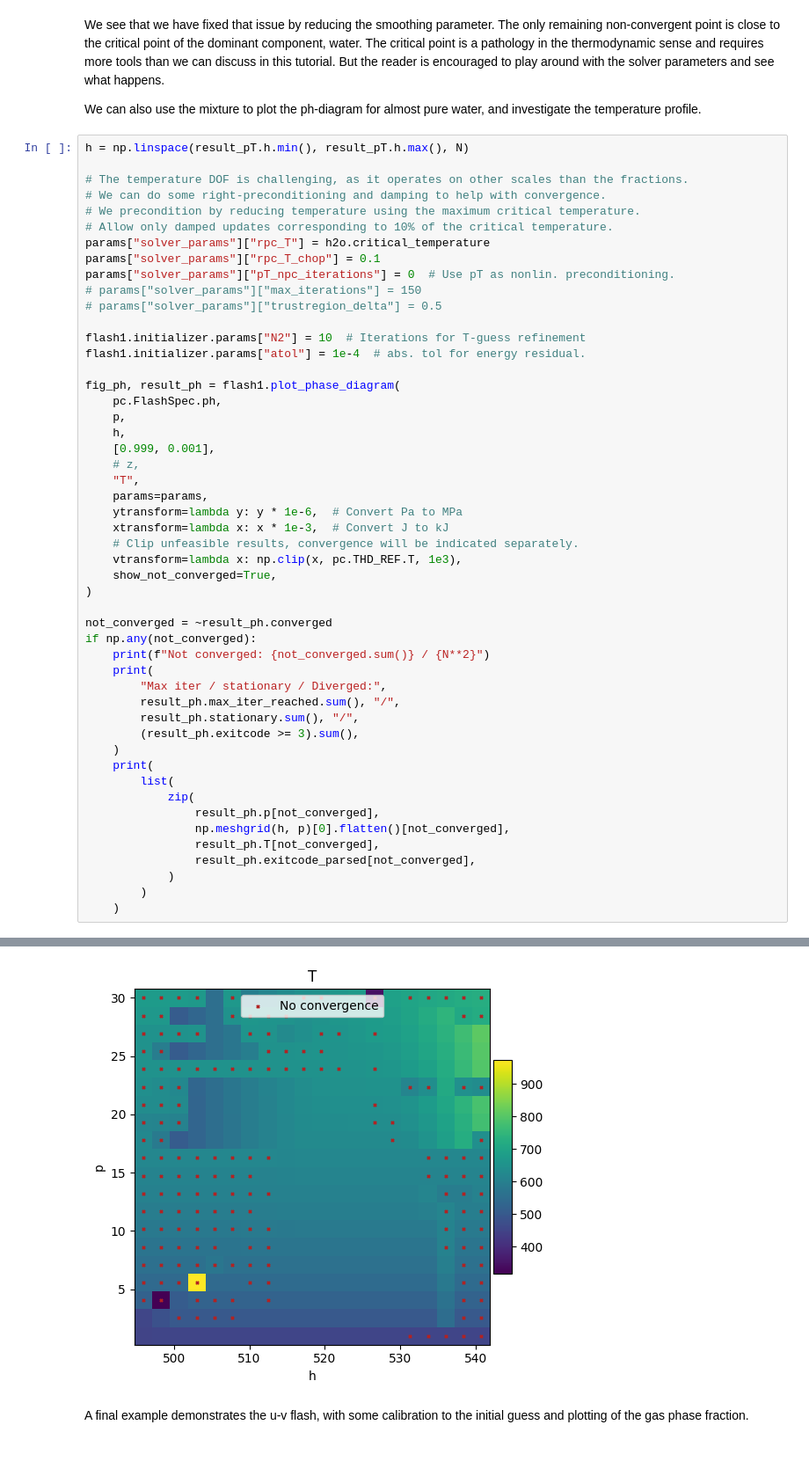
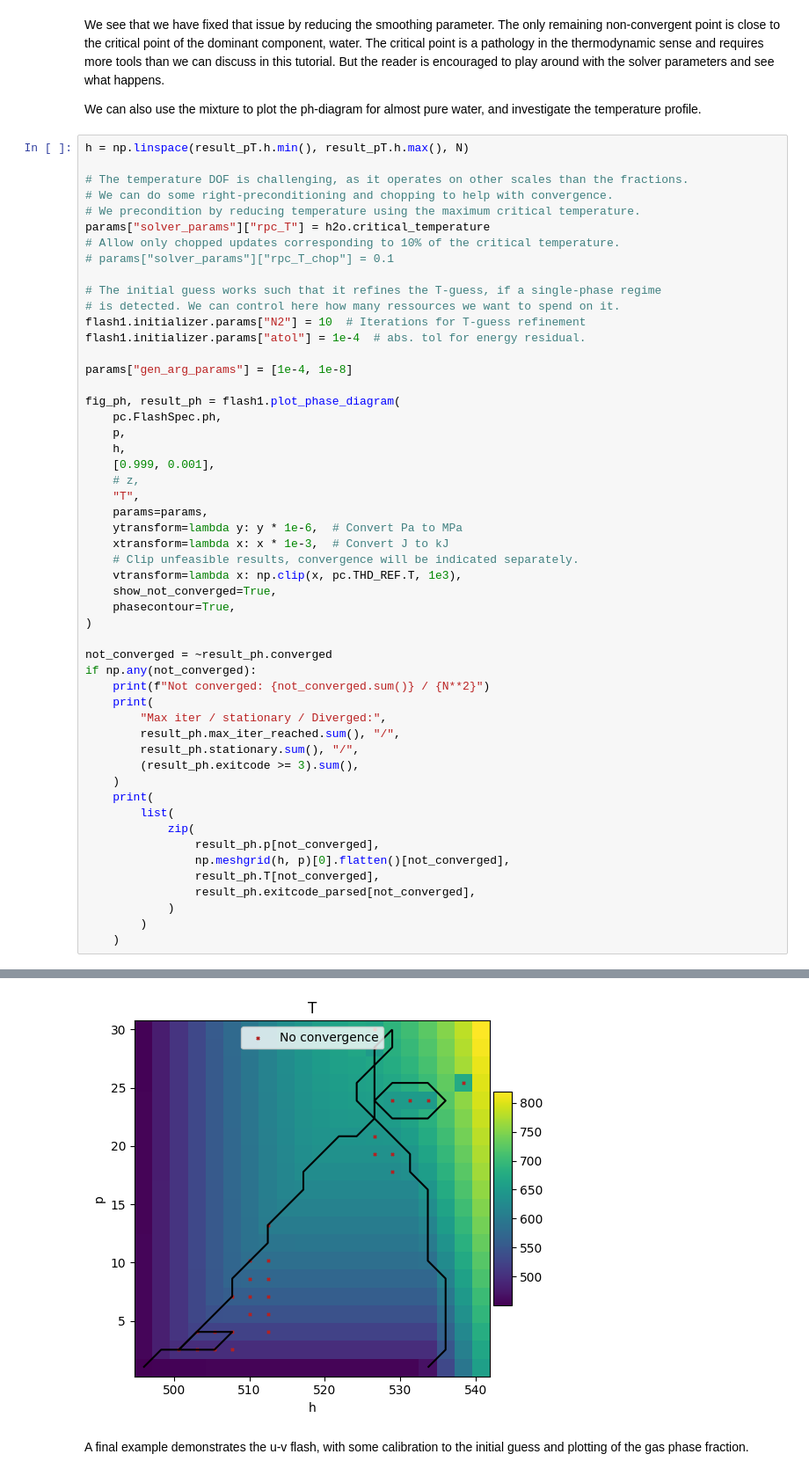
Before and after one commit to pmgbergen/porepy, a Jupyter notebook: tutorials/flash.ipynb, the cells around one changed output, grey strips where cells are left out. Shown at 88% size. Saved outputs shown, nothing was run; the diff lists cells and outputs as text.

Commit message:
MIN: Adding contour options to phase plots.

```diff
--- a/tutorials/flash.ipynb
+++ b/tutorials/flash.ipynb
@@ -559,17 +559,18 @@ We can also use the mixture to plot the ph-diagram for almost pure water, and in
 h = np.linspace(result_pT.h.min(), result_pT.h.max(), N)
 
 # The temperature DOF is challenging, as it operates on other scales than the fractions.
-# We can do some right-preconditioning and damping to help with convergence.
+# We can do some right-preconditioning and chopping to help with convergence.
 # We precondition by reducing temperature using the maximum critical temperature.
-# Allow only damped updates corresponding to 10% of the critical temperature.
 params["solver_params"]["rpc_T"] = h2o.critical_temperature
-params["solver_params"]["rpc_T_chop"] = 0.1
-params["solver_params"]["pT_npc_iterations"] = 0  # Use pT as nonlin. preconditioning.
-# params["solver_params"]["max_iterations"] = 150
-# params["solver_params"]["trustregion_delta"] = 0.5
+# Allow only chopped updates corresponding to 10% of the critical temperature.
+# params["solver_params"]["rpc_T_chop"] = 0.1
 
+# The initial guess works such that it refines the T-guess, if a single-phase regime
+# is detected. We can control here how many ressources we want to spend on it.
 flash1.initializer.params["N2"] = 10  # Iterations for T-guess refinement
 flash1.initializer.params["atol"] = 1e-4  # abs. tol for energy residual.
+
+params["gen_arg_params"] = [1e-4, 1e-8]
 
 fig_ph, result_ph = flash1.plot_phase_diagram(
     pc.FlashSpec.ph,
@@ -584,6 +585,7 @@ fig_ph, result_ph = flash1.plot_phase_diagram(
     # Clip unfeasible results, convergence will be indicated separately.
     vtransform=lambda x: np.clip(x, pc.THD_REF.T, 1e3),
     show_not_converged=True,
+    phasecontour=True,
 )
 
 not_converged = ~result_ph.converged
@@ -616,4 +617,4 @@ Max iter / stationary / Diverged: 7 / 161 / 3
-[figure, old version]
+[figure, new version]
 # %% [markdown]
 A final example demonstrates the u-v flash, with some calibration to the initial guess and plotting of the gas phase fraction.
 # %%
```
Also changed, not shown: parts of 11 cells of this notebook, 3 other files.
